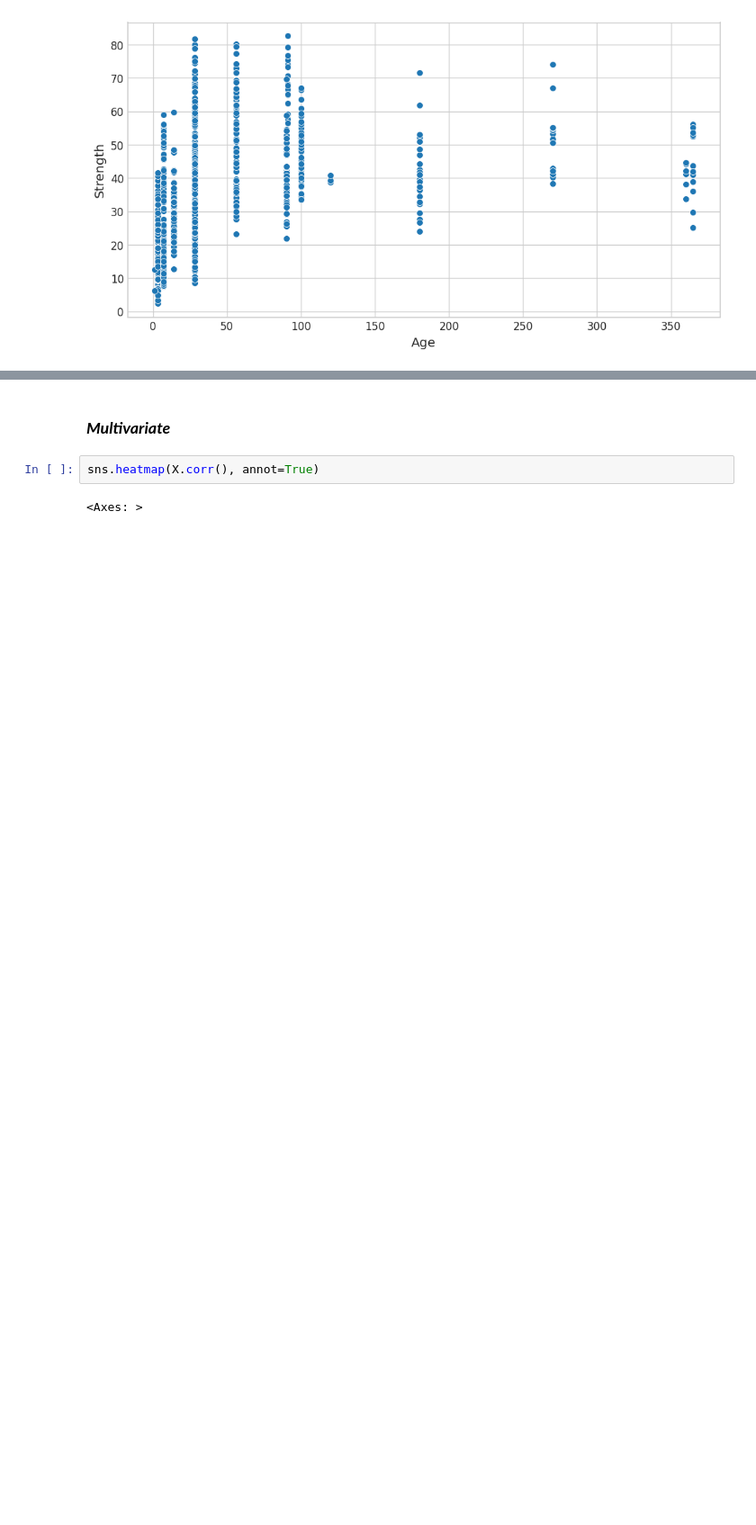
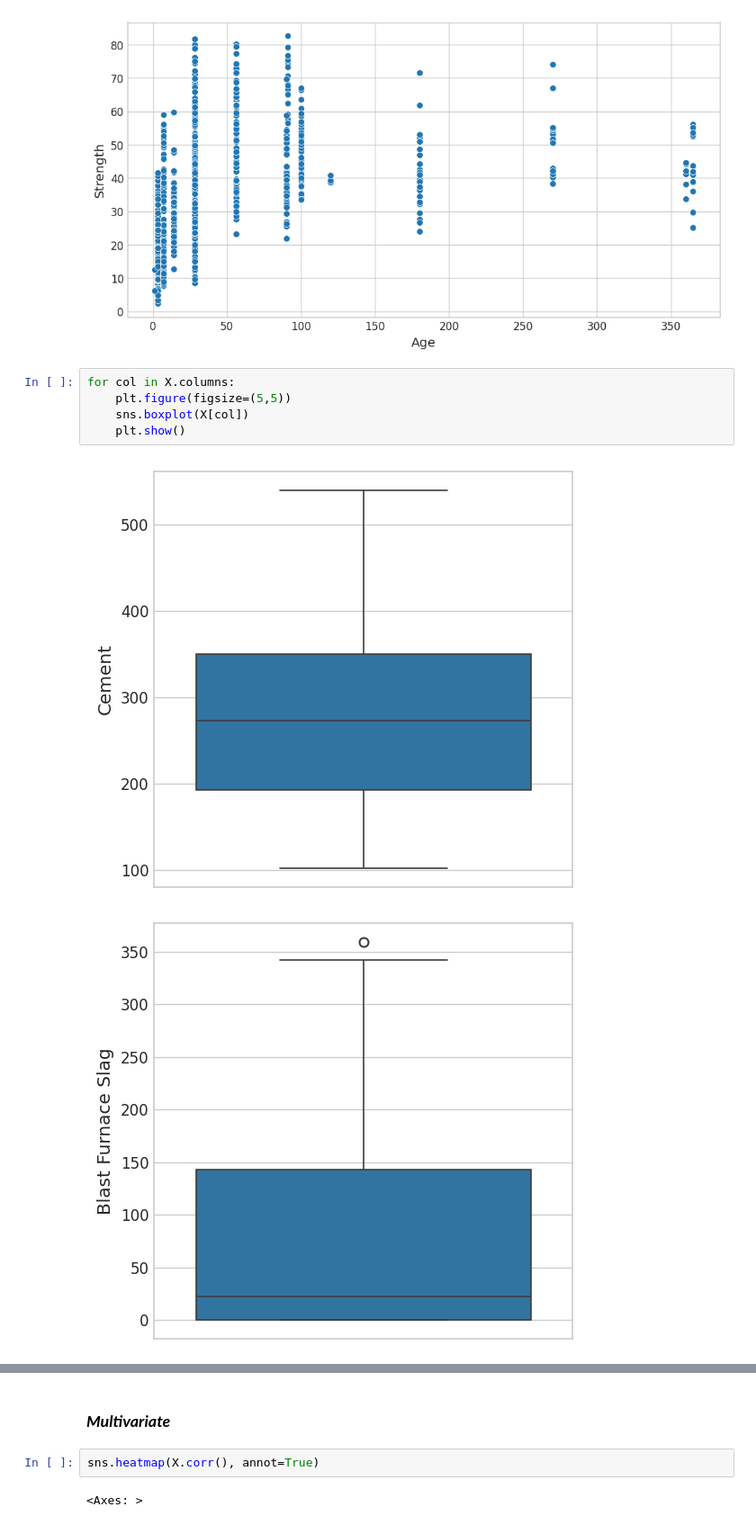
Before and after one commit to PradhumanSoni/Learn_ML, a Jupyter notebook: 8. Feature Transformations/box-cox_yeo-johnson.ipynb, the cells around one changed output, grey strips where cells are left out. Shown at 90% size. Saved outputs shown, nothing was run; the diff lists cells and outputs as text; blank space fills up the shorter version.

```diff
--- a/8. Feature Transformations/box-cox_yeo-johnson.ipynb
+++ b/8. Feature Transformations/box-cox_yeo-johnson.ipynb
@@ -121,3 +121,11 @@ for col in X.columns:
 [figure]
 [figure]
 [figure]
+# %%
+for col in X.columns:
+    plt.figure(figsize=(5,5))
+    sns.boxplot(X[col])
+    plt.show()
+# %% [output]
+[figure, added]
+[figure, added]
```
Also changed, not shown: parts of 7 cells of this notebook.
